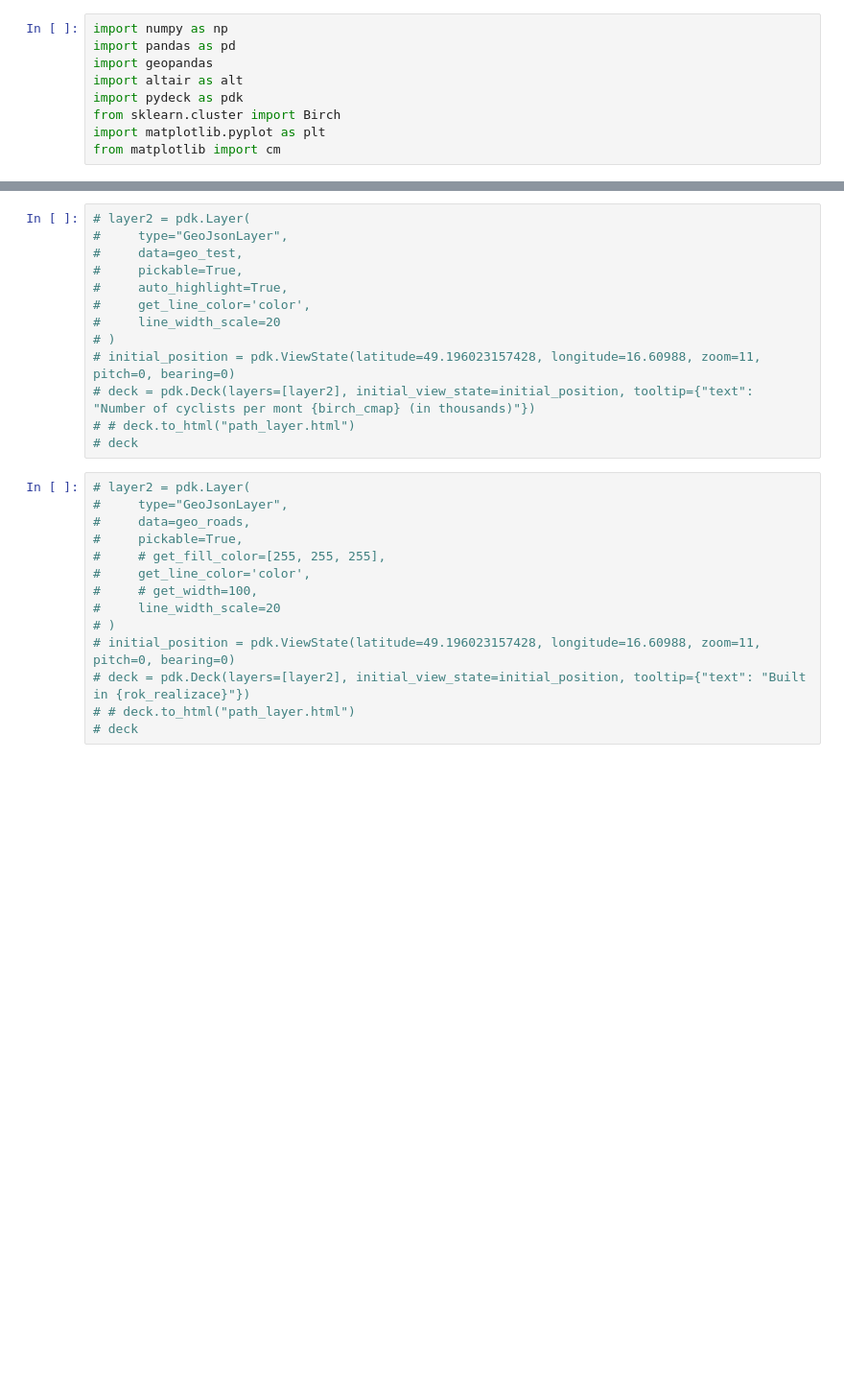
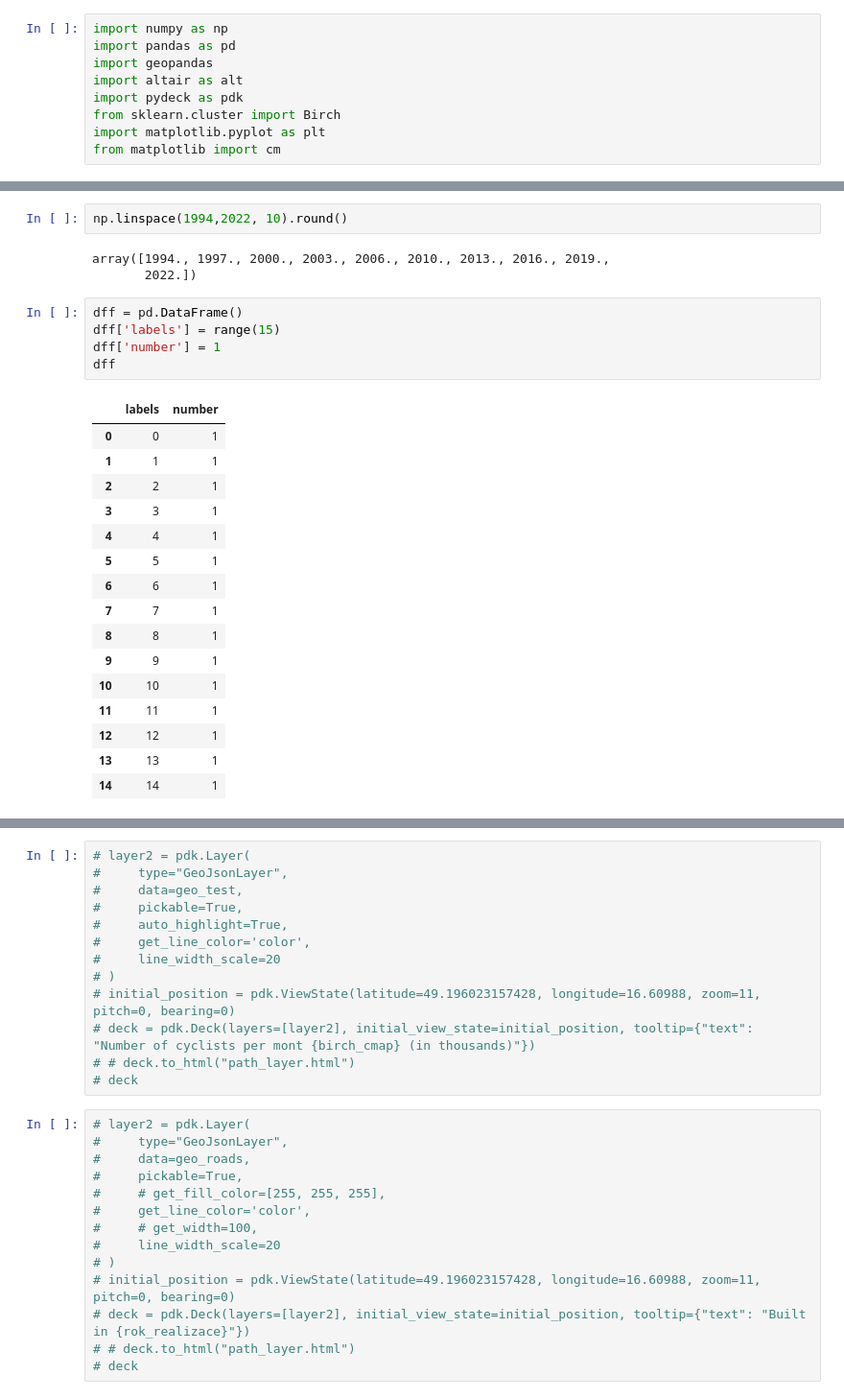
Before and after one commit to matousidc/streamlit_app, a Jupyter notebook: maps.ipynb, the cells around one changed output, grey strips where cells are left out. Shown: that part at 96% size. Drawn from its saved outputs; the diff is of its cells as text; blank space fills up the shorter version.

```diff
--- a/maps.ipynb
+++ b/maps.ipynb
@@ -32,0 +40,27 @@ rgba = [tuple(int(q) for q in x) for x in rgba_array]  # values to int
+# %%
+np.linspace(1994,2022, 10).round()
+# %% [output]
+array([1994., 1997., 2000., 2003., 2006., 2010., 2013., 2016., 2019.,
+       2022.])
+# %%
+dff = pd.DataFrame()
+dff['labels'] = range(15)
+dff['number'] = 1
+dff
+# %% [output]
+|  | labels | number |
+| 0 | 0 | 1 |
+| 1 | 1 | 1 |
+| 2 | 2 | 1 |
+| 3 | 3 | 1 |
+| 4 | 4 | 1 |
+| 5 | 5 | 1 |
+| 6 | 6 | 1 |
+| 7 | 7 | 1 |
+| 8 | 8 | 1 |
+| 9 | 9 | 1 |
+| 10 | 10 | 1 |
+| 11 | 11 | 1 |
+| 12 | 12 | 1 |
+| 13 | 13 | 1 |
+| 14 | 14 | 1 |
```
Also changed, not shown: parts of 14 cells of this notebook, 17 other files.
